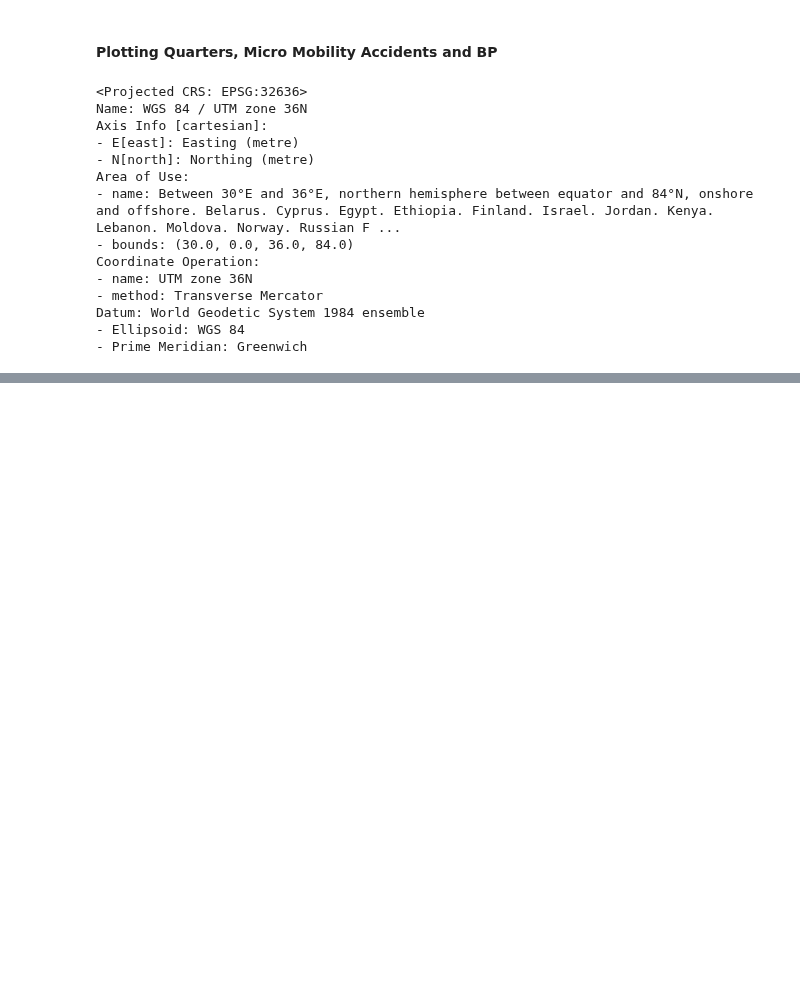
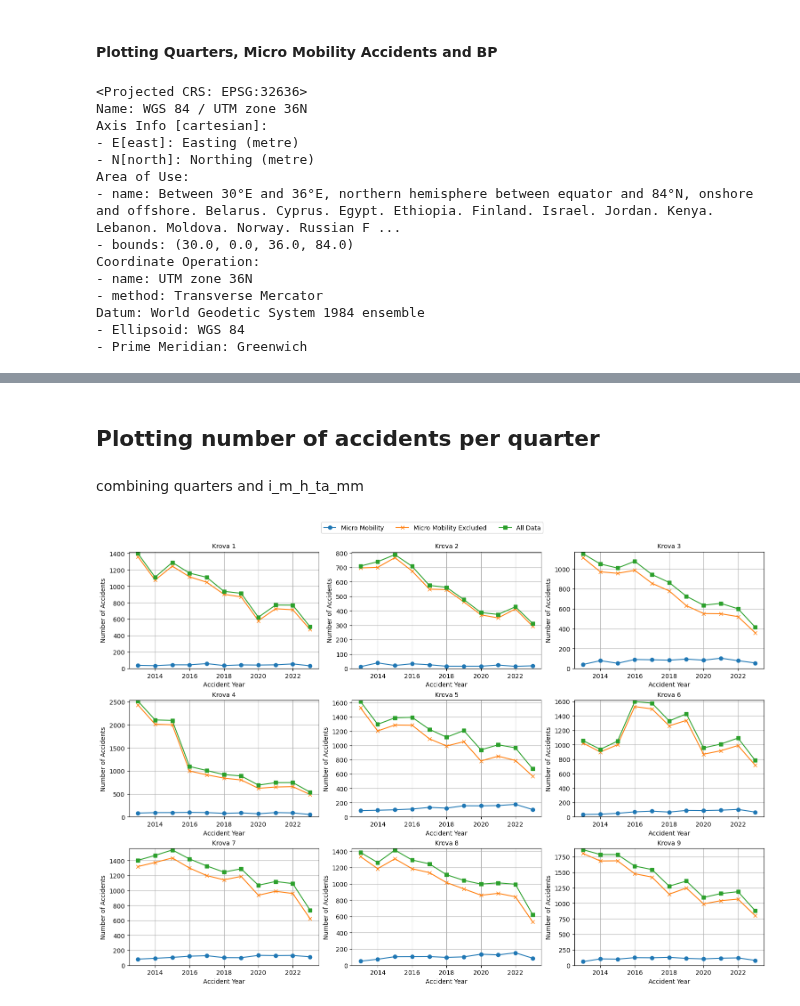
Before and after one commit to tryko/anyway, a Jupyter notebook: 01_EDA_TA.ipynb, the cells around one changed output, grey strips where cells are left out. Drawn from its saved outputs; the diff is of its cells as text; code cells hidden in the pictures; blank space fills up the shorter version.

Commit message:
started some plot in EDA

```diff
--- a/01_EDA_TA.ipynb
+++ b/01_EDA_TA.ipynb
@@ -162,0 +163,76 @@ See: https://matplotlib.org/stable/tutorials/intermediate/legend_guide.html#impl
+# %% [markdown]
+## Plotting number of accidents per quarter
+# %% [markdown]
+combining quarters and i_m_h_ta_mm
+# %%
+import pandas as pd
+import geopandas as gpd
+import matplotlib.pyplot as plt
+from matplotlib.ticker import MaxNLocator
+
+# Load original accident data
+i_m_h_ta_gdf = gpd.read_parquet('./csv_tables/i_m_h_ta_gdf.parquet')
+
+# Exclude micro mobility
+BICYCLE = 15
+SCOOTER = 21
+E_BICYCLE = 23
+micro_m = [SCOOTER, E_BICYCLE, BICYCLE]
+
+i_m_h_ta_no_mm_gdf = i_m_h_ta_gdf[~(i_m_h_ta_gdf.involve_vehicle_type.isin(micro_m))].copy()
+
+# Spatial join
+i_m_h_ta_quarters_gdf = gpd.sjoin(i_m_h_ta_gdf, ta_q[['krova', 'geometry']], how='inner', predicate='intersects')
+i_m_h_ta_no_mm_quarters_gdf = gpd.sjoin(i_m_h_ta_no_mm_gdf, ta_q[['krova', 'geometry']], how='inner', predicate='intersects')
+i_m_h_ta_mm_quarters_gdf = gpd.sjoin(i_m_h_ta_mm_gdf, ta_q[['krova', 'geometry']], how='inner', predicate='intersects')
+
+# Group data
+i_m_h_ta_q_gb_krova = i_m_h_ta_quarters_gdf.groupby(['krova', 'accident_year']).size().reset_index(name='counts')
+i_m_h_ta_no_mm_q_gb_krova = i_m_h_ta_no_mm_quarters_gdf.groupby(['krova', 'accident_year']).size().reset_index(name='counts')
+i_m_h_ta_mm_q_gb_krova = i_m_h_ta_mm_quarters_gdf.groupby(['krova', 'accident_year']).size().reset_index(name='counts')
+
+# Get unique krovas
+krovas = i_m_h_ta_mm_q_gb_krova['krova'].unique()
+
+# Determine the number of plots needed
+num_plots = len(krovas)
+num_rows = 3
+num_cols = 3
+
+# Create subplots with adjusted margins
+fig, axes = plt.subplots(num_rows, num_cols, figsize=(15, 10), constrained_layout=True)
+axes = axes.flatten()
+
+# Plot each krova
+for idx, krova in enumerate(krovas):
+    if idx < num_plots:
+        ax = axes[idx]
+
+        # Plot line for i_m_h_ta_mm_q_gb_krova
+        subset_mm = i_m_h_ta_mm_q_gb_krova[i_m_h_ta_mm_q_gb_krova['krova'] == krova]
+        ax.plot(subset_mm['accident_year'], subset_mm['counts'], marker='o', label='Micro Mobility')
+
+        # Plot line for i_m_h_ta_no_mm_q_gb_krova
+        subset_no_mm = i_m_h_ta_no_mm_q_gb_krova[i_m_h_ta_no_mm_q_gb_krova['krova'] == krova]
+        ax.plot(subset_no_mm['accident_year'], subset_no_mm['counts'], marker='x', label='Micro Mobility Excluded')
+
+        # Plot line for i_m_h_ta_gdf
+        subset_all = i_m_h_ta_q_gb_krova[i_m_h_ta_q_gb_krova['krova'] == krova]
+        ax.plot(subset_all['accident_year'], subset_all['counts'], marker='s', label='All Data')
+
+        ax.set_title(f'Krova {krova}', fontsize=10)
+        ax.set_xlabel('Accident Year')
+        ax.set_ylabel('Number of Accidents')
+        ax.set_ylim(0, max(subset_mm['counts'].max(), subset_no_mm['counts'].max(), subset_all['counts'].max()) + 20)
+        ax.grid(True)
+        ax.xaxis.set_major_locator(MaxNLocator(integer=True))
+    else:
+        fig.delaxes(axes[idx])
+
+# Create a single legend outside of the subplots
+handles, labels = ax.get_legend_handles_labels()
+fig.legend(handles, labels, loc='upper center', ncol=3, bbox_to_anchor=(0.5, 1.05))
+
+plt.show()
+# %% [output]
+[figure, added]
```
Also changed, not shown: parts of 3 cells of this notebook, 1 other file.
